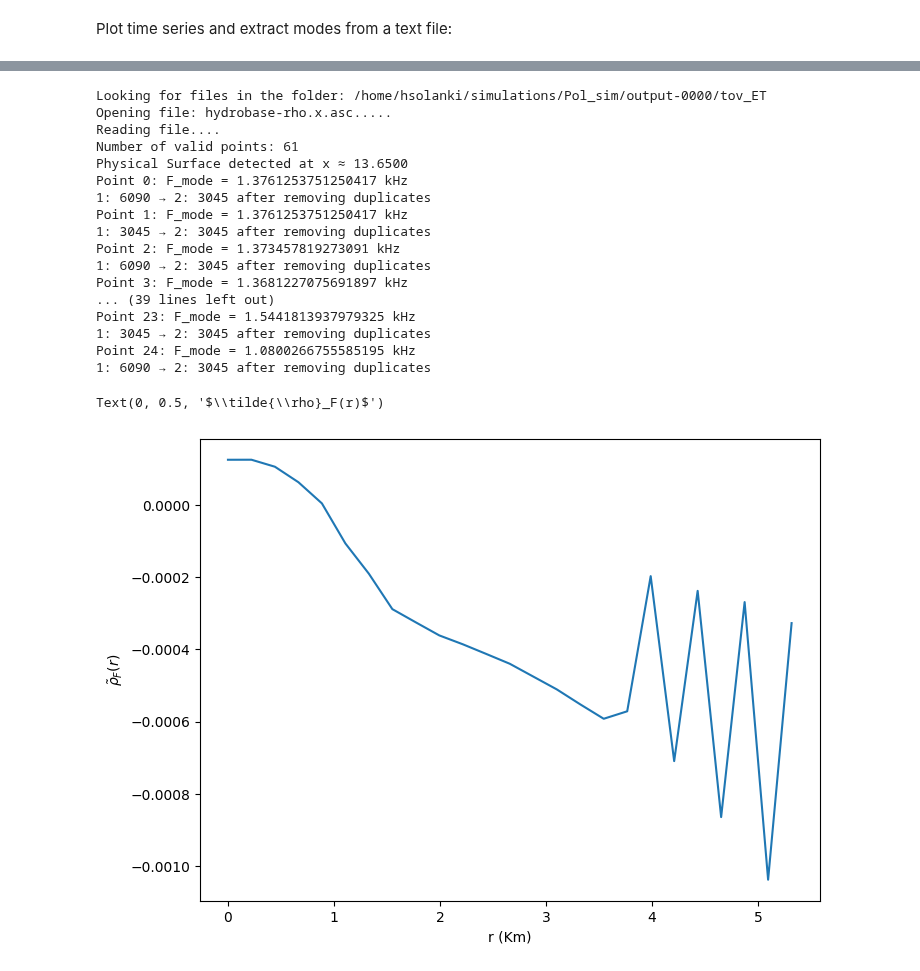
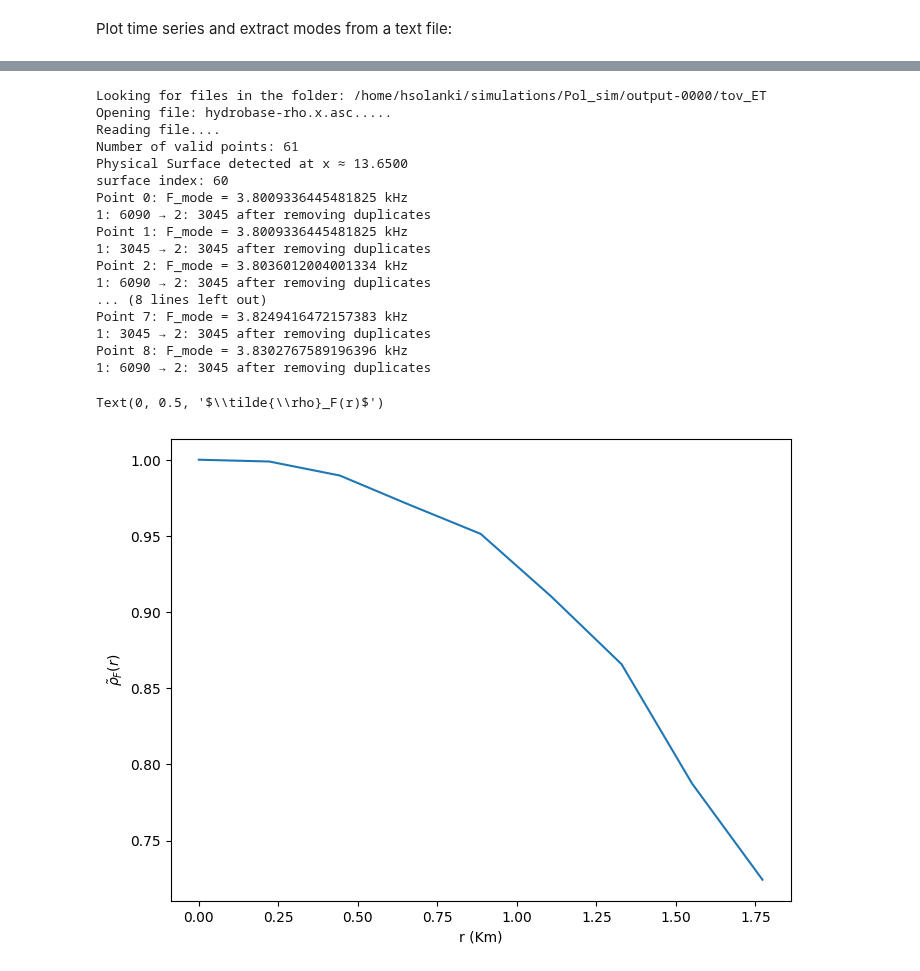
Before and after one commit to harsh-c0ds/My-Work, a Jupyter notebook: TOV/mode_ext.ipynb, the cells around one changed output, grey strips where cells are left out. Cells and saved outputs as stored; diff of their text form; code cells hidden in the pictures.

```diff
--- a/TOV/mode_ext.ipynb
+++ b/TOV/mode_ext.ipynb
@@ -177,24 +187,24 @@ len(t_s_all):  61
 len(rho_all):  61
 # %%
 ### Time_series Check ###
-ik = 7
+ik = 60
 
 t_l = t_s_all_l[ik]
 rho_l = rho_all_l[ik]
-t_adm = t_s_all_P[ik]
-rho_adm = rho_all_P[ik]
+# t_adm = t_s_all_P[ik]
+# rho_adm = rho_all_P[ik]
 
 lim = (t_l >= 0.5) & (t_l <= 5)
-lim_adm = (t_adm >= 0.5) & (t_adm <= 5)
+#lim_adm = (t_adm >= 0.5) & (t_adm <= 5)
 
 t_l = t_l[lim]
 rho_l = rho_l[lim]
-t_adm = t_adm[lim_adm]
-rho_adm = rho_adm[lim_adm]
+# t_adm = t_adm[lim_adm]
+# rho_adm = rho_adm[lim_adm]
 
 plt.figure(figsize=(10,6))
 plt.plot(t_l, rho_l, label="LeanBSSN", color="blue", alpha=0.6)
-plt.plot(t_adm, rho_adm, label="ML_BSSN", color="green", alpha=0.6)
+# plt.plot(t_adm, rho_adm, label="ML_BSSN", color="green", alpha=0.6)
 plt.xlabel("Time (ms)")
 plt.ylabel(r"Central Density $\rho_c$")
 plt.title("Timeseries of Central Density Comparison at Centre")
@@ -300,7 +310,7 @@ x_p, surface_ixd_l, surface_x = detect_star_surface(sim_dir_p, filename="hydroba
 F_amp_complex = []
 F_freq = []
 
-for i in range(0, 25):
+for i in range(0, 9):
 
     t_s = t_s_all_l[i]
     rho = rho_all_l[i]
@@ -318,7 +328,7 @@ for i in range(0, 25):
         width=8,
     )                                # suppress narrow noise spikes 3.5
 
-    f_F = freq[peaks[0]]  # Frequency of fundamental mode in kHz
+    f_F = freq[peaks[1]]  # Frequency of fundamental mode in kHz
     F_freq.append(f_F)
     print(f"Point {i}: F_mode = {f_F} kHz")
 
@@ -344,42 +354,42 @@ for i in range(0, 25):
     F_amp_complex.append(rho_tilde_F)
     #print(f"amp_F = {abs(rho_tilde_F)}")
 
 F_amp_complex = np.array(F_amp_complex)
 
 # Fix global phase using center point
-# phase0 = np.angle(F_amp_complex[0])
-# eig = np.real(F_amp_complex * np.exp(-1j * phase0))
-eig = np.real(F_amp_complex)
+phase0 = np.angle(F_amp_complex[0])
+eig = np.real(F_amp_complex * np.exp(-1j * phase0))
+#eig = np.real(F_amp_complex)
 # Normalize (sign preserved)
-#eig /= np.max(np.abs(eig))
+eig /= np.max(eig)
 
 # Radius
 r = x_p[:len(eig)]
 r = r*1.477
 #print(len(r), len(eig), len(x_p))
 # Plot
 plt.figure(figsize=(8,6))
 plt.plot(r,eig)
 plt.xlabel("r (Km)")
 plt.ylabel(r"$\tilde{\rho}_F(r)$")
 #plt.savefig(output_dir + "F_mode_eigenfunction_2.png")
 # %% [output]
 Looking for files in the folder: /home/hsolanki/simulations/Pol_sim/output-0000/tov_ET
 Opening file: hydrobase-rho.x.asc.....
 Reading file....
 Number of valid points: 61
 Physical Surface detected at x ≈ 13.6500
-Point 0: F_mode = 1.3761253751250417 kHz
+surface index: 60
+Point 0: F_mode = 3.8009336445481825 kHz
 1: 6090 → 2: 3045 after removing duplicates
-Point 1: F_mode = 1.3761253751250417 kHz
+Point 1: F_mode = 3.8009336445481825 kHz
 1: 3045 → 2: 3045 after removing duplicates
-Point 2: F_mode = 1.373457819273091 kHz
+Point 2: F_mode = 3.8036012004001334 kHz
 1: 6090 → 2: 3045 after removing duplicates
-Point 3: F_mode = 1.3681227075691897 kHz
-... (39 lines left out)
-Point 23: F_mode = 1.5441813937979325 kHz
+... (8 lines left out)
+Point 7: F_mode = 3.8249416472157383 kHz
 1: 3045 → 2: 3045 after removing duplicates
-Point 24: F_mode = 1.0800266755585195 kHz
+Point 8: F_mode = 3.8302767589196396 kHz
 1: 6090 → 2: 3045 after removing duplicates
 Text(0, 0.5, '$\\tilde{\\rho}_F(r)$')
-[figure, old version]
+[figure, new version]
```
Also changed, not shown: parts of 4 cells of this notebook.
